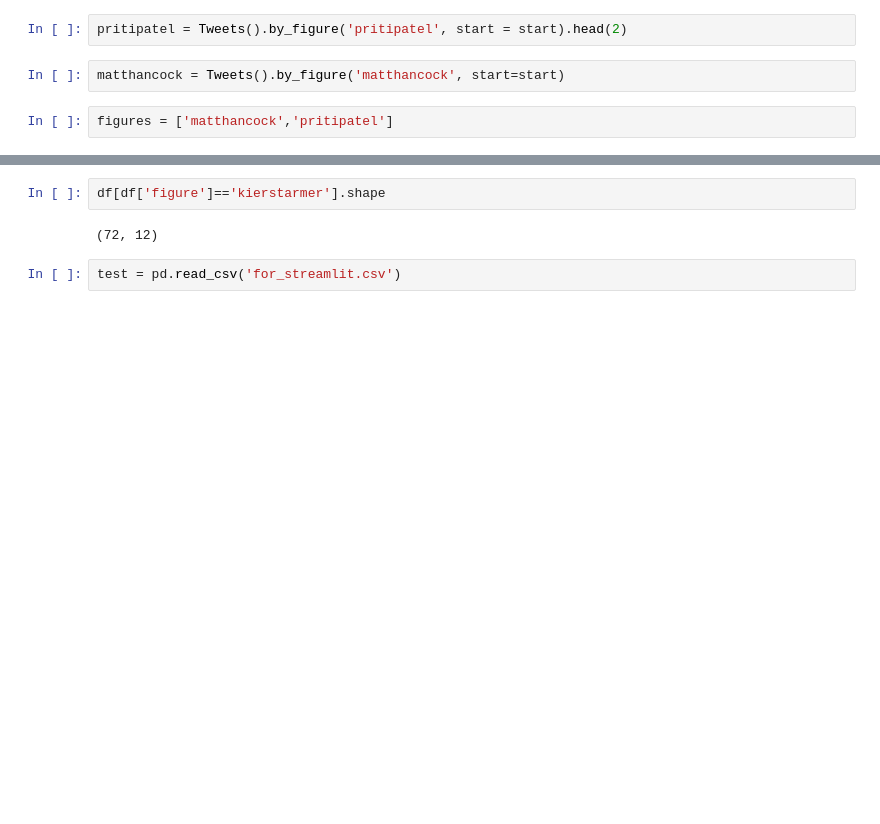
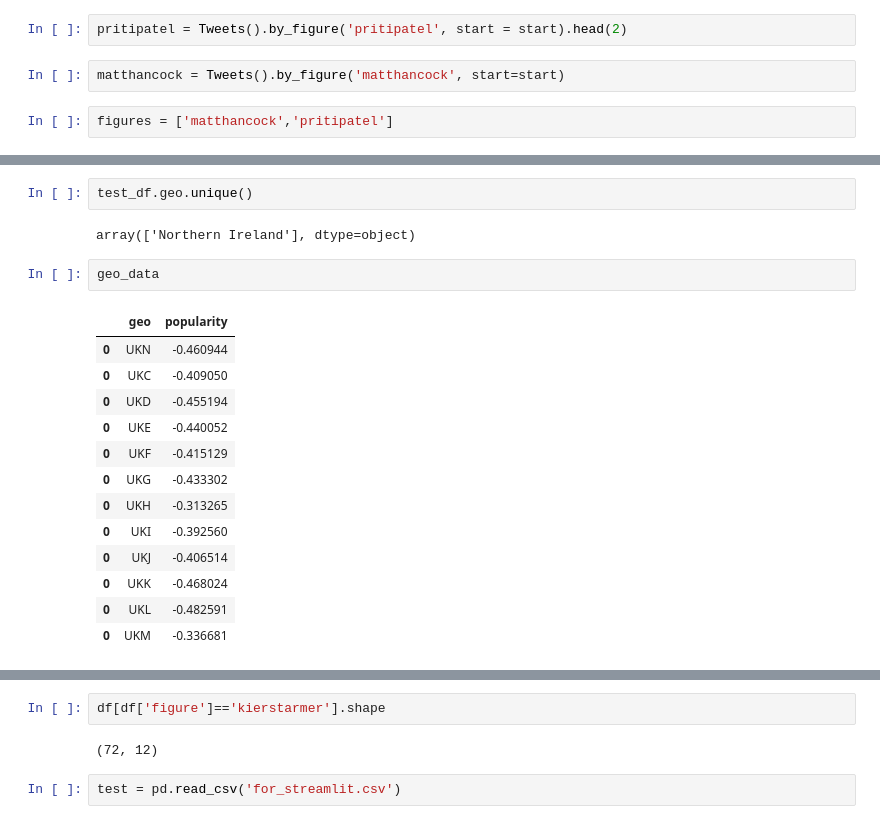
Before and after one commit to danm91/le_kingmakers_frontend, a Jupyter notebook: Function_testing.ipynb, the cells around one changed output, grey strips where cells are left out. Cells and saved outputs as stored; diff of their text form; blank space fills up the shorter version.

```diff
--- a/Function_testing.ipynb
+++ b/Function_testing.ipynb
@@ -36,0 +135,20 @@ figures = ['matthancock','pritipatel']
+# %%
+test_df.geo.unique()
+# %% [output]
+array(['Northern Ireland'], dtype=object)
+# %%
+geo_data
+# %% [output]
+|  | geo | popularity |
+| 0 | UKN | -0.460944 |
+| 0 | UKC | -0.409050 |
+| 0 | UKD | -0.455194 |
+| 0 | UKE | -0.440052 |
+| 0 | UKF | -0.415129 |
+| 0 | UKG | -0.433302 |
+| 0 | UKH | -0.313265 |
+| 0 | UKI | -0.392560 |
+| 0 | UKJ | -0.406514 |
+| 0 | UKK | -0.468024 |
+| 0 | UKL | -0.482591 |
+| 0 | UKM | -0.336681 |
```
Also changed, not shown: parts of 12 cells of this notebook, 2 other files.
